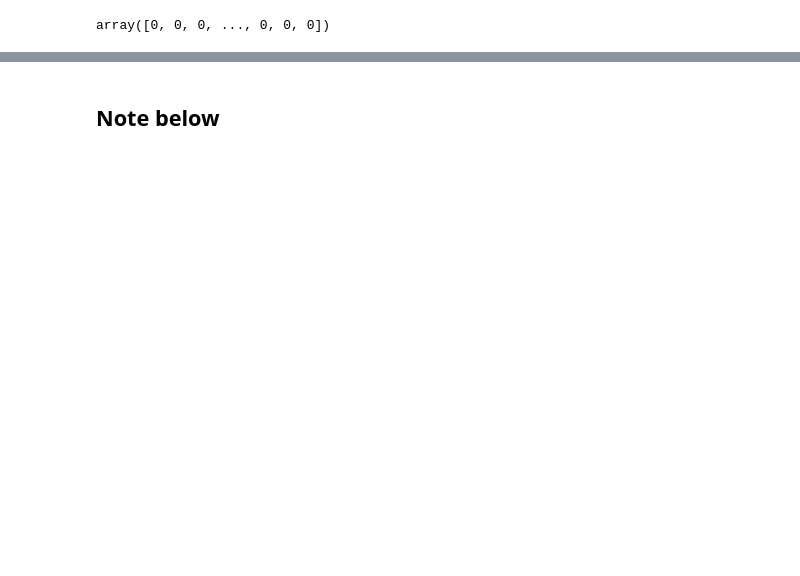
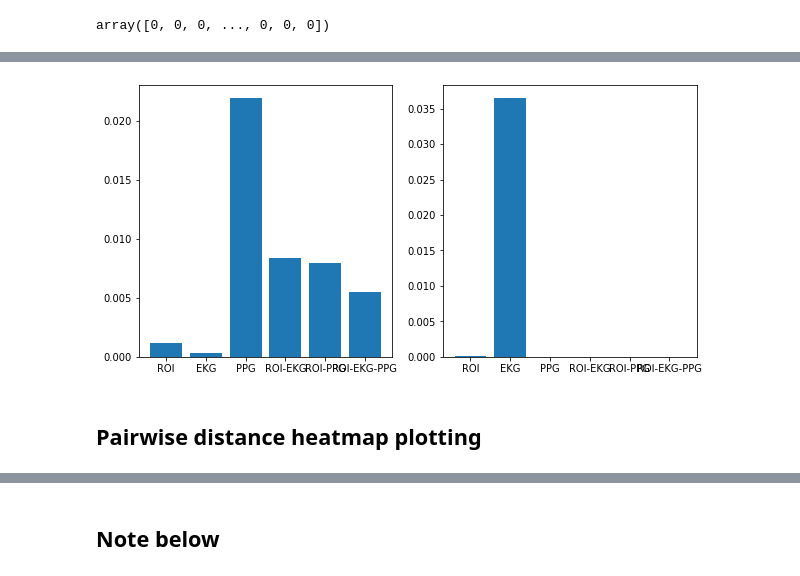
Before and after one commit to jshinm/hologram-biometric-signal-parsing, a Jupyter notebook: MindX_dataloader.ipynb, the cells around one changed output, grey strips where cells are left out. Cells and saved outputs as stored; diff of their text form; code cells hidden in the pictures; blank space fills up the shorter version.

```diff
--- a/MindX_dataloader.ipynb
+++ b/MindX_dataloader.ipynb
@@ -315,0 +549,30 @@ ds_by_session_bin, st_lst = binning(ds_by_session, k=BIN_NUM)
+# %%
+# plotting seaborn pairplot
+if False:
+    col = [f'Column #{i+1}' for i in range(10)] + ['Labels']
+    for j, char in enumerate(tqdm(['ROI', 'EKG', 'PPG'])):
+        for i in tqdm(range(10),leave=False):
+            fname = f'pairplot_{char}_{i}.png'
+            if os.path.exists(fname):
+                pass
+            # if j < 2:
+            #     print(f'{char}_{i}_passed')
+            #     pass
+            else:
+                fig, ax = plt.subplots(1,1)
+                ax = sns.set(rc={'axes.facecolor':'cornflowerblue', 'axes.grid':'False'});#, 'figure.facecolor':'cornflowerblue'
+                ax = sns.pairplot(pd.DataFrame(np.column_stack([newX[i][:,:,j], newY[i]]), columns=col), hue='Labels', palette=['purple','yellow'])
+                plt.savefig(fname, bbox_inches='tight')
+
+                plt.cla() # Clear the current axes
+                plt.clf() # Clear the current figure
+                plt.close('all')
+                plt.close(fig)
+                gc.collect()
+# %%
+fig, (ax1, ax2) = plt.subplots(1,2,figsize=(10,5))
+ax1.bar(x=col, height=np.array(results[1])[:,0])
+ax2.bar(x=col, height=np.array(results[1])[:,1])
+plt.savefig('new_plot.pdf', bbox_inches='tight')
+# %% [output]
+[figure, added]
@@ -315,0 +581,2 @@ ds_by_session_bin, st_lst = binning(ds_by_session, k=BIN_NUM)
+# %% [markdown]
+## Pairwise distance heatmap plotting
```
Also changed, not shown: parts of 53 cells of this notebook.
